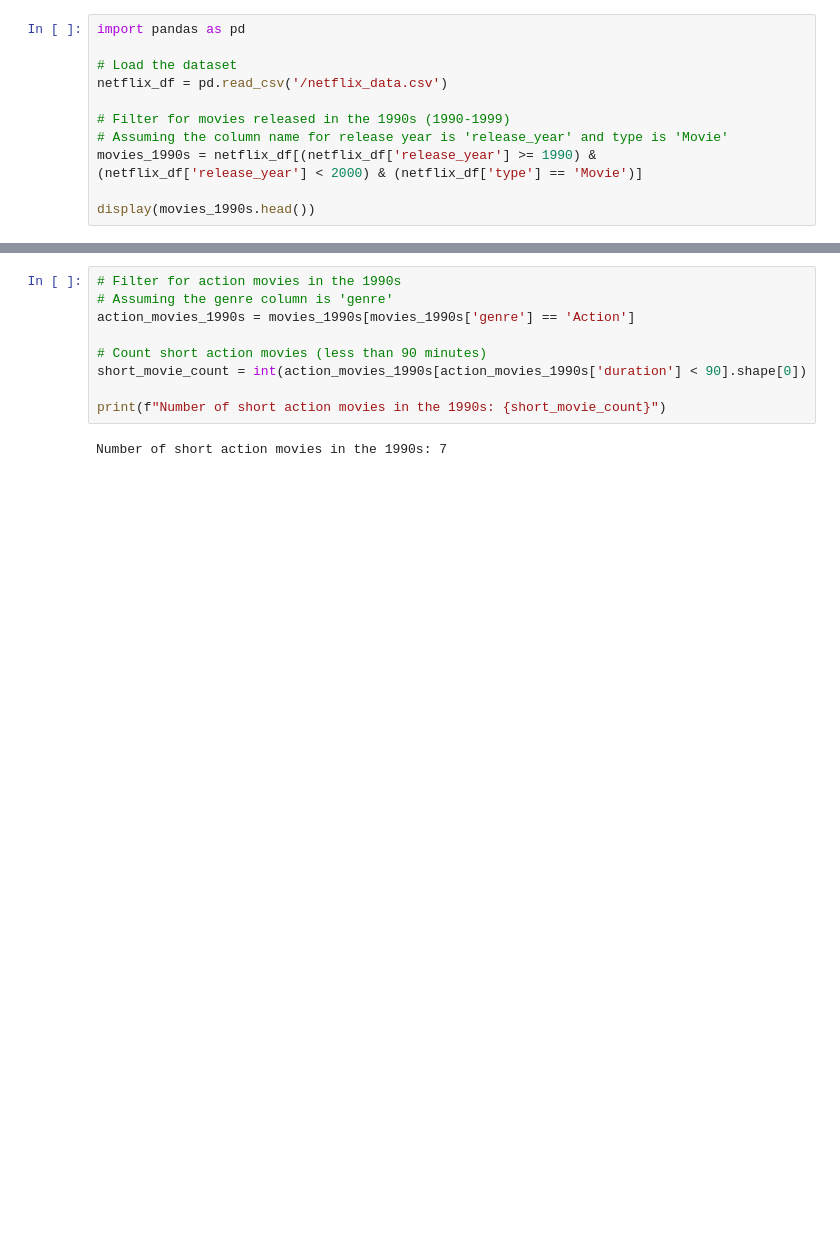
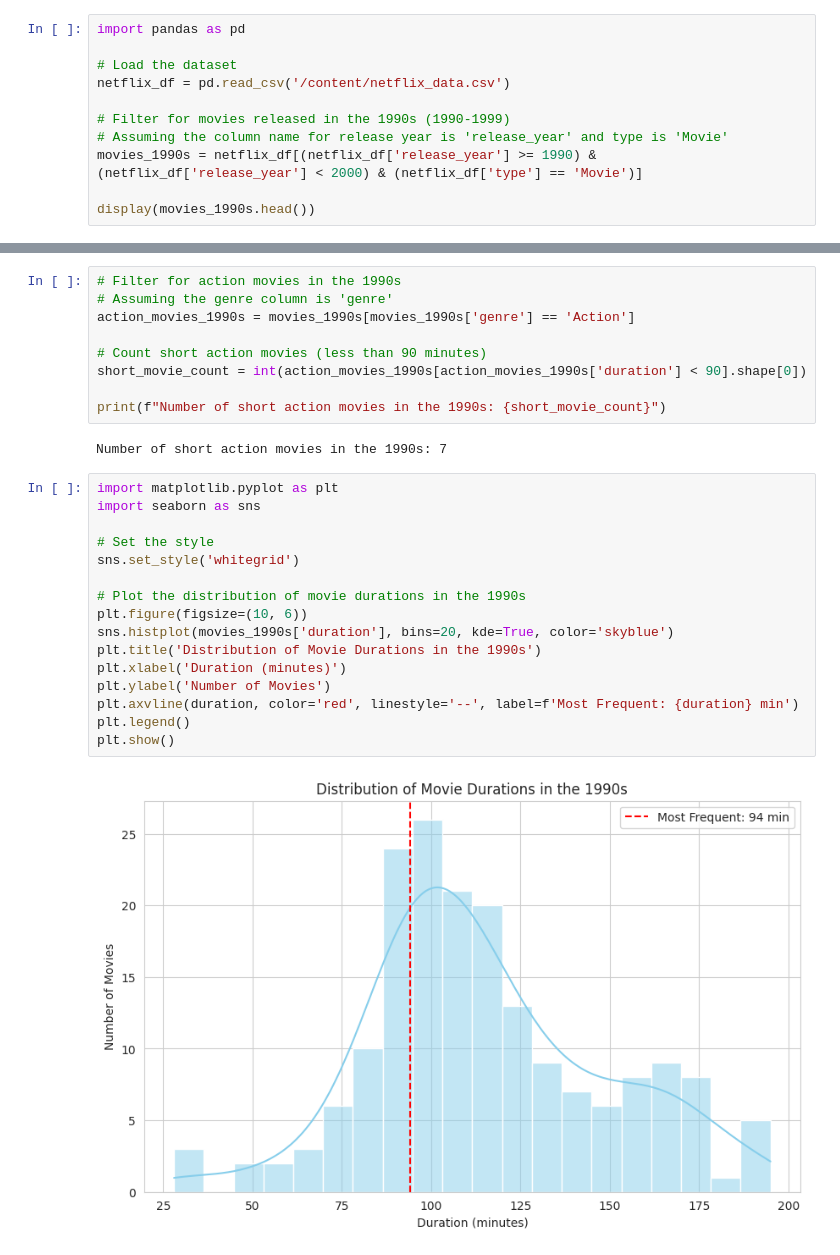
Before and after one commit to Julfikar-Asif/Investigating-Netflix-Movies, a Jupyter notebook: Investigating_Netflix_Movies.ipynb, the cells around one changed output, grey strips where cells are left out. Cells and saved outputs as stored; diff of their text form; blank space fills up the shorter version.

```diff
--- a/Investigating_Netflix_Movies.ipynb
+++ b/Investigating_Netflix_Movies.ipynb
@@ -4,7 +4,7 @@
 import pandas as pd
 
 # Load the dataset
-netflix_df = pd.read_csv('/netflix_data.csv')
+netflix_df = pd.read_csv('/content/netflix_data.csv')
 
 # Filter for movies released in the 1990s (1990-1999)
 # Assuming the column name for release year is 'release_year' and type is 'Movie'
@@ -36,3 +36,21 @@ short_movie_count = int(action_movies_1990s[action_movies_1990s['duration'] < 90
 print(f"Number of short action movies in the 1990s: {short_movie_count}")
 # %% [output]
 Number of short action movies in the 1990s: 7
+# %%
+import matplotlib.pyplot as plt
+import seaborn as sns
+
+# Set the style
+sns.set_style('whitegrid')
+
+# Plot the distribution of movie durations in the 1990s
+plt.figure(figsize=(10, 6))
+sns.histplot(movies_1990s['duration'], bins=20, kde=True, color='skyblue')
+plt.title('Distribution of Movie Durations in the 1990s')
+plt.xlabel('Duration (minutes)')
+plt.ylabel('Number of Movies')
+plt.axvline(duration, color='red', linestyle='--', label=f'Most Frequent: {duration} min')
+plt.legend()
+plt.show()
+# %% [output]
+[figure, added]
```
Also changed, not shown: parts of 11 cells of this notebook.
